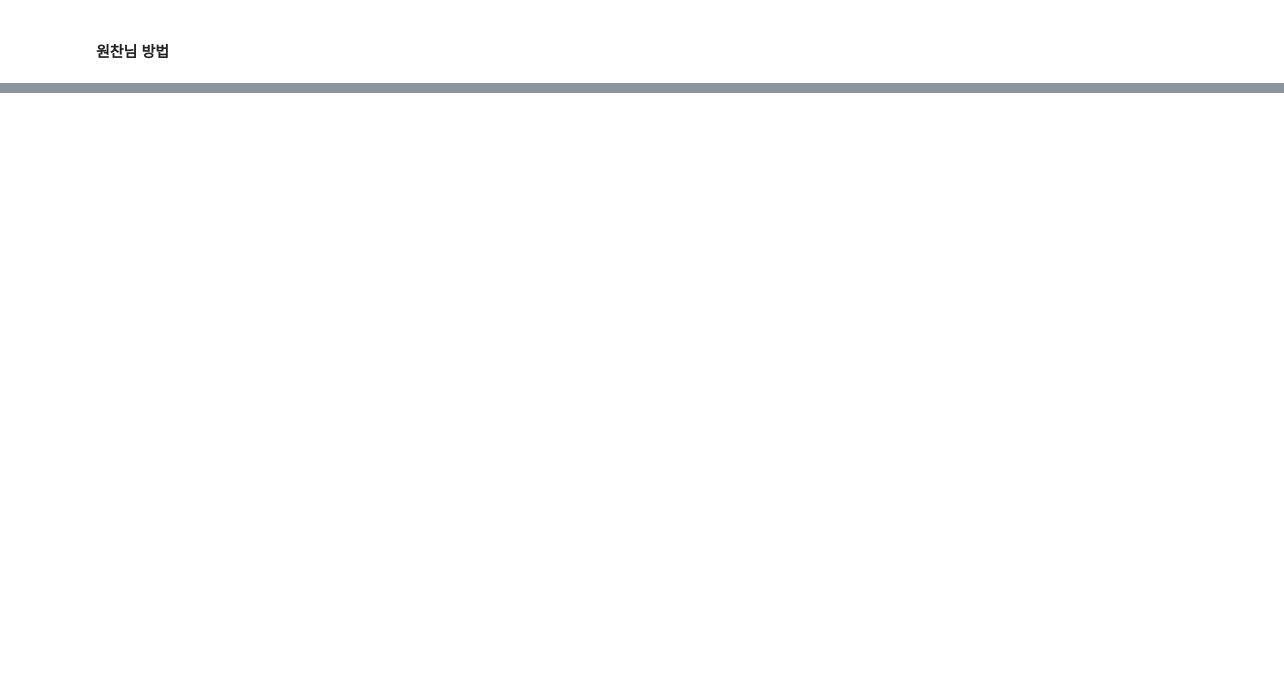
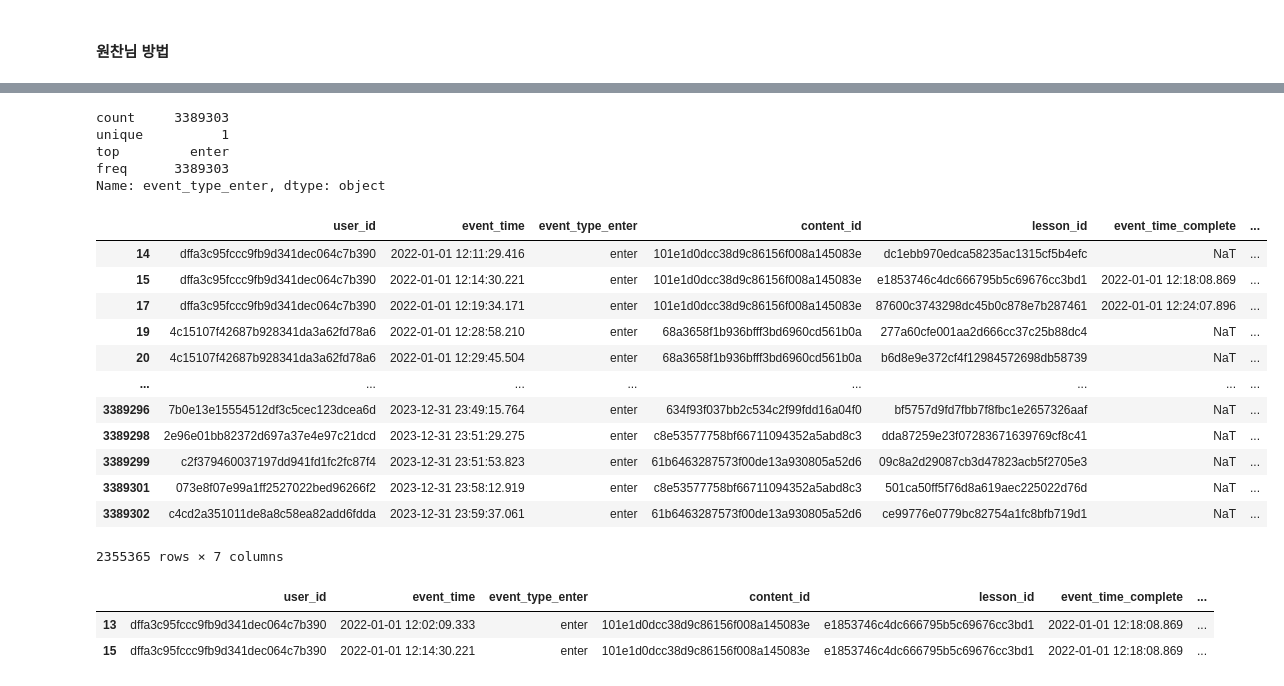
Before and after one commit to saeraniren/intermediate_project, a Jupyter notebook: 20250305_yoochang_lesson.ipynb, the cells around one changed output, grey strips where cells are left out. Cells and saved outputs as stored; diff of their text form; code cells hidden in the pictures; blank space fills up the shorter version.

```diff
--- a/20250305_yoochang_lesson.ipynb
+++ b/20250305_yoochang_lesson.ipynb
@@ -422,0 +543,41 @@ print("첫 결제 유저 필터링 개수:", len(first_paid_complete_lesson_fina
+# %%
+# enter, complete 분리
+enter_df = god_please[god_please['event_type'] == 'enter']
+complete_df = god_please[god_please['event_type'] == 'complete']
+
+# **각각 정렬 (user_id, content_id, lesson_id, event_time 기준)**
+enter_df = enter_df.sort_values(['user_id', 'content_id', 'lesson_id', 'event_time'])
+enter_df = enter_df.sort_values('event_time', ignore_index=True)
+complete_df = complete_df.sort_values(['user_id', 'content_id', 'lesson_id', 'event_time'])
+complete_df = complete_df.sort_values('event_time', ignore_index=True)
+
+# 정렬 확인 (디버깅용)
+print("enter_df 확인:")
+print(enter_df)
+print("\ncomplete_df 확인:")
+print(complete_df)
+
+matched_df = pd.merge_asof(
+    enter_df,
+    complete_df.rename(columns={'event_time': 'event_time_complete'}),  # complete의 event_time 컬럼명 변경
+    left_on='event_time',
+    right_on='event_time_complete',
+    by=['user_id', 'content_id', 'lesson_id'],
+    direction='forward',  # enter보다 크거나 같은 complete 중 가장 가까운 것 선택
+    suffixes=('_enter', '_complete')
+)
+
+matched_df.head()
+
+# # merge_asof() 실행
+# matched_df = pd.merge_asof(
+#     enter_df,
+#     complete_df,
+#     on='event_time',
+#     by=['user_id', 'content_id', 'lesson_id'],
+#     direction='forward',  # enter보다 크거나 같은 complete 중 가장 가까운 것 선택
+#     suffixes=('_enter', '_complete')
+# )
+
+# print("\n매칭된 데이터 확인:")
+# print(matched_df)
@@ -422,0 +668,30 @@ print("첫 결제 유저 필터링 개수:", len(first_paid_complete_lesson_fina
+# %%
+matched_df['event_type_enter'].describe()
+# %% [output]
+count     3389303
+unique          1
+top         enter
+freq      3389303
+Name: event_type_enter, dtype: object
+# %%
+matched_df[matched_df['event_time_complete'].duplicated()]
+# %% [output]
+|  | user_id | event_time | event_type_enter | content_id | lesson_id | event_time_complete | ... |
+| 14 | dffa3c95fccc9fb9d341dec064c7b390 | 2022-01-01 12:11:29.416 | enter | 101e1d0dcc38d9c86156f008a145083e | dc1ebb970edca58235ac1315cf5b4efc | NaT | ... |
+| 15 | dffa3c95fccc9fb9d341dec064c7b390 | 2022-01-01 12:14:30.221 | enter | 101e1d0dcc38d9c86156f008a145083e | e1853746c4dc666795b5c69676cc3bd1 | 2022-01-01 12:18:08.869 | ... |
+| 17 | dffa3c95fccc9fb9d341dec064c7b390 | 2022-01-01 12:19:34.171 | enter | 101e1d0dcc38d9c86156f008a145083e | 87600c3743298dc45b0c878e7b287461 | 2022-01-01 12:24:07.896 | ... |
+| 19 | 4c15107f42687b928341da3a62fd78a6 | 2022-01-01 12:28:58.210 | enter | 68a3658f1b936bfff3bd6960cd561b0a | 277a60cfe001aa2d666cc37c25b88dc4 | NaT | ... |
+| 20 | 4c15107f42687b928341da3a62fd78a6 | 2022-01-01 12:29:45.504 | enter | 68a3658f1b936bfff3bd6960cd561b0a | b6d8e9e372cf4f12984572698db58739 | NaT | ... |
+| ... | ... | ... | ... | ... | ... | ... | ... |
+| 3389296 | 7b0e13e15554512df3c5cec123dcea6d | 2023-12-31 23:49:15.764 | enter | 634f93f037bb2c534c2f99fdd16a04f0 | bf5757d9fd7fbb7f8fbc1e2657326aaf | NaT | ... |
+| 3389298 | 2e96e01bb82372d697a37e4e97c21dcd | 2023-12-31 23:51:29.275 | enter | c8e53577758bf66711094352a5abd8c3 | dda87259e23f07283671639769cf8c41 | NaT | ... |
+| 3389299 | c2f379460037197dd941fd1fc2fc87f4 | 2023-12-31 23:51:53.823 | enter | 61b6463287573f00de13a930805a52d6 | 09c8a2d29087cb3d47823acb5f2705e3 | NaT | ... |
+| 3389301 | 073e8f07e99a1ff2527022bed96266f2 | 2023-12-31 23:58:12.919 | enter | c8e53577758bf66711094352a5abd8c3 | 501ca50ff5f76d8a619aec225022d76d | NaT | ... |
+| 3389302 | c4cd2a351011de8a8c58ea82add6fdda | 2023-12-31 23:59:37.061 | enter | 61b6463287573f00de13a930805a52d6 | ce99776e0779bc82754a1fc8bfb719d1 | NaT | ... |
+2355365 rows × 7 columns
+# %%
+matched_df[matched_df['event_time_complete'] == '2022-01-01 12:18:08.869']
+# %% [output]
+|  | user_id | event_time | event_type_enter | content_id | lesson_id | event_time_complete | ... |
+| 13 | dffa3c95fccc9fb9d341dec064c7b390 | 2022-01-01 12:02:09.333 | enter | 101e1d0dcc38d9c86156f008a145083e | e1853746c4dc666795b5c69676cc3bd1 | 2022-01-01 12:18:08.869 | ... |
+| 15 | dffa3c95fccc9fb9d341dec064c7b390 | 2022-01-01 12:14:30.221 | enter | 101e1d0dcc38d9c86156f008a145083e | e1853746c4dc666795b5c69676cc3bd1 | 2022-01-01 12:18:08.869 | ... |
```
Also changed, not shown: parts of 26 cells of this notebook.
